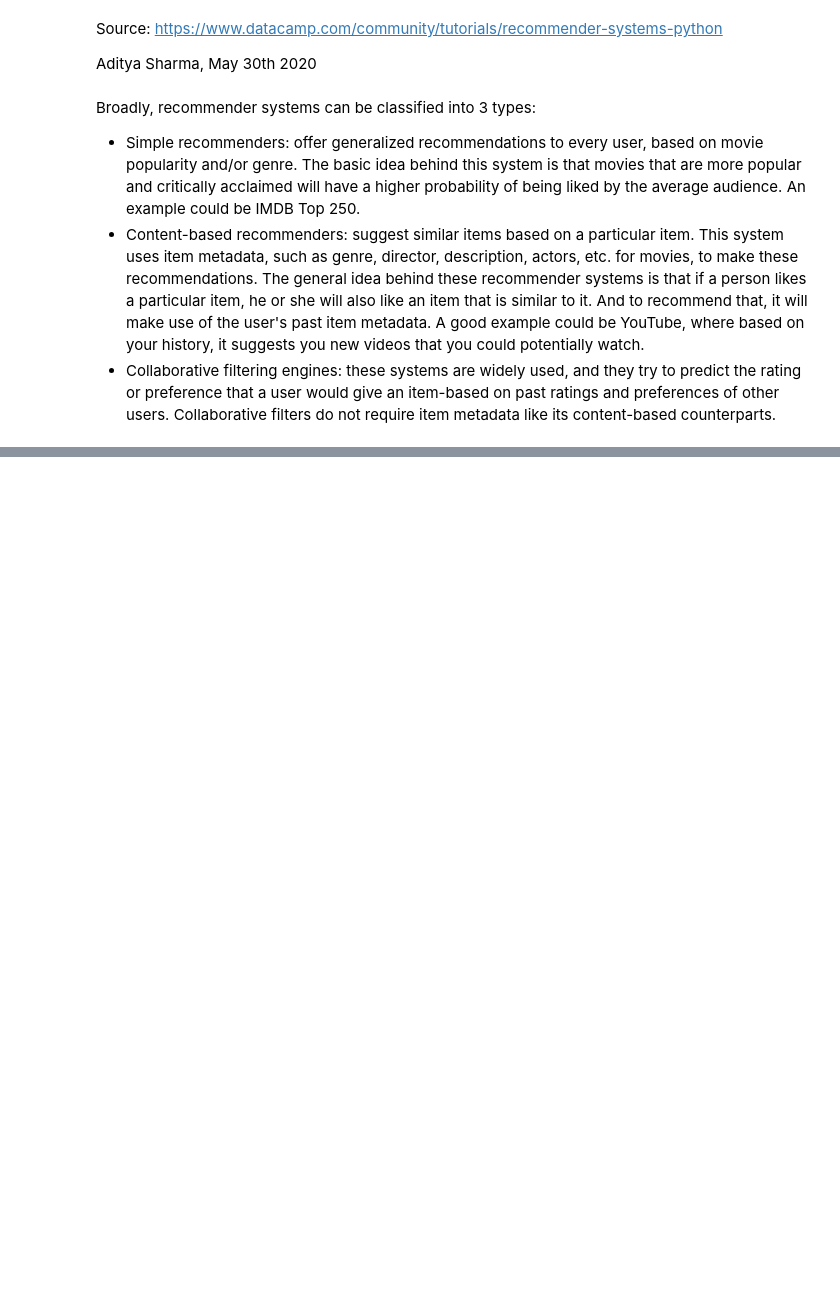
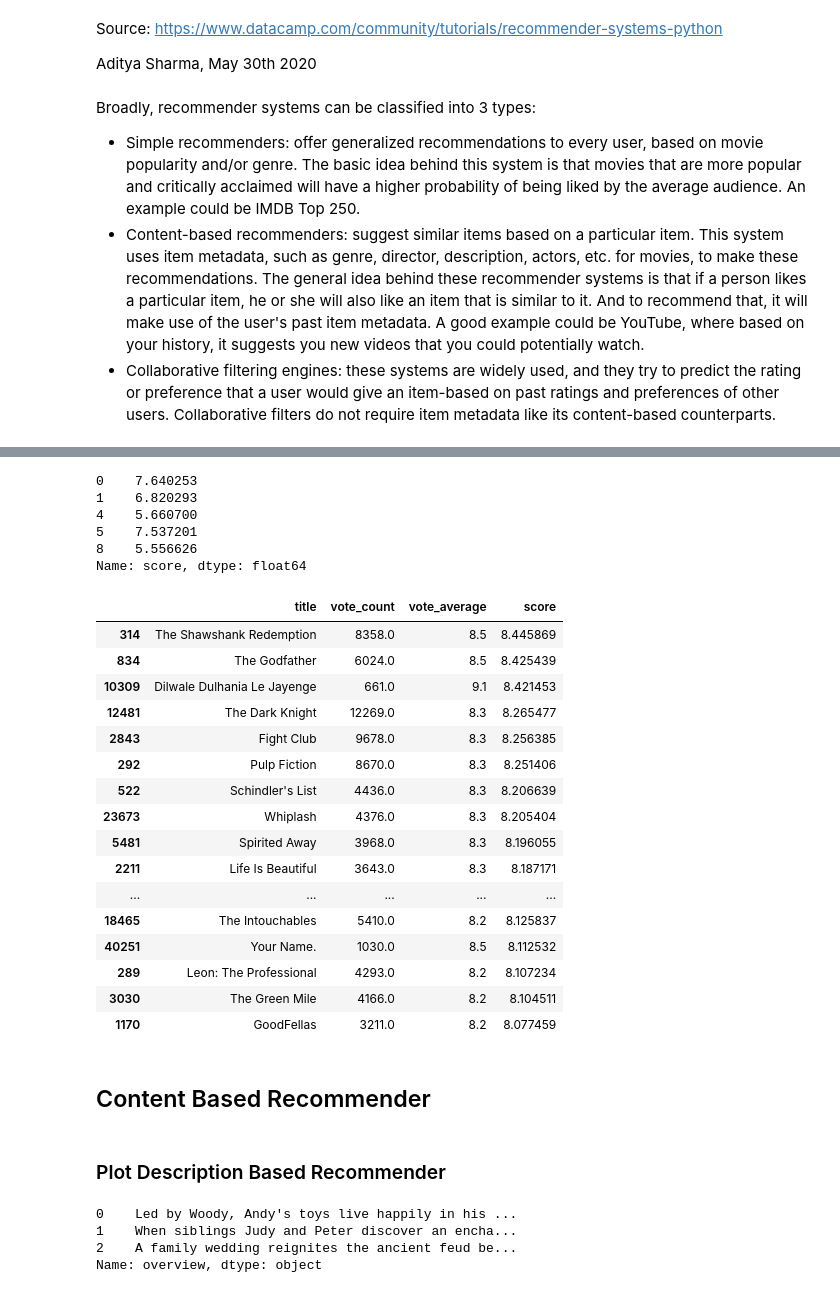
Before and after one commit to agusrichard/data-science-workbook, a Jupyter notebook: Notes/recommender_system_0.ipynb, the cells around one changed output, grey strips where cells are left out. Saved outputs shown, nothing was run; the diff lists cells and outputs as text; code cells hidden in the pictures; blank space fills up the shorter version.

Commit message:
Recommender System Continued

```diff
--- a/Notes/recommender_system_0.ipynb
+++ b/Notes/recommender_system_0.ipynb
@@ -12,0 +100,3 @@ Broadly, recommender systems can be classified into 3 types:
+# %%
+m = metadata['vote_count'].quantile(0.9)
+m
@@ -12,0 +105,4 @@ Broadly, recommender systems can be classified into 3 types:
+# %%
+# Just take the qualified data points
+q_movies = metadata.copy().loc[metadata['vote_count'] >= m]
+q_movies.shape
@@ -12,0 +118,51 @@ Broadly, recommender systems can be classified into 3 types:
+# %%
+def weighted_rating(x, m=m, C=C):
+    v = x['vote_count']
+    R = x['vote_average']
+    return (v / (v + m) * R) + (m / (m + v) * C)
+# %%
+q_movies['score'] = q_movies.apply(weighted_rating, axis=1)
+# %%
+q_movies['score'].head()
+# %% [output]
+0    7.640253
+1    6.820293
+4    5.660700
+5    7.537201
+8    5.556626
+Name: score, dtype: float64
+# %%
+#Sort movies based on score calculated above
+q_movies = q_movies.sort_values('score', ascending=False)
+
+#Print the top 15 movies
+q_movies[['title', 'vote_count', 'vote_average', 'score']].head(20)
+# %% [output]
+|  | title | vote_count | vote_average | score |
+| 314 | The Shawshank Redemption | 8358.0 | 8.5 | 8.445869 |
+| 834 | The Godfather | 6024.0 | 8.5 | 8.425439 |
+| 10309 | Dilwale Dulhania Le Jayenge | 661.0 | 9.1 | 8.421453 |
+| 12481 | The Dark Knight | 12269.0 | 8.3 | 8.265477 |
+| 2843 | Fight Club | 9678.0 | 8.3 | 8.256385 |
+| 292 | Pulp Fiction | 8670.0 | 8.3 | 8.251406 |
+| 522 | Schindler's List | 4436.0 | 8.3 | 8.206639 |
+| 23673 | Whiplash | 4376.0 | 8.3 | 8.205404 |
+| 5481 | Spirited Away | 3968.0 | 8.3 | 8.196055 |
+| 2211 | Life Is Beautiful | 3643.0 | 8.3 | 8.187171 |
+| ... | ... | ... | ... | ... |
+| 18465 | The Intouchables | 5410.0 | 8.2 | 8.125837 |
+| 40251 | Your Name. | 1030.0 | 8.5 | 8.112532 |
+| 289 | Leon: The Professional | 4293.0 | 8.2 | 8.107234 |
+| 3030 | The Green Mile | 4166.0 | 8.2 | 8.104511 |
+| 1170 | GoodFellas | 3211.0 | 8.2 | 8.077459 |
+# %% [markdown]
+## Content Based Recommender
+# %% [markdown]
+### Plot Description Based Recommender
+# %%
+metadata['overview'].head(3)
+# %% [output]
+0    Led by Woody, Andy's toys live happily in his ...
+1    When siblings Judy and Peter discover an encha...
+2    A family wedding reignites the ancient feud be...
+Name: overview, dtype: object
```
Also changed, not shown: parts of 33 cells of this notebook, 1 other file.
